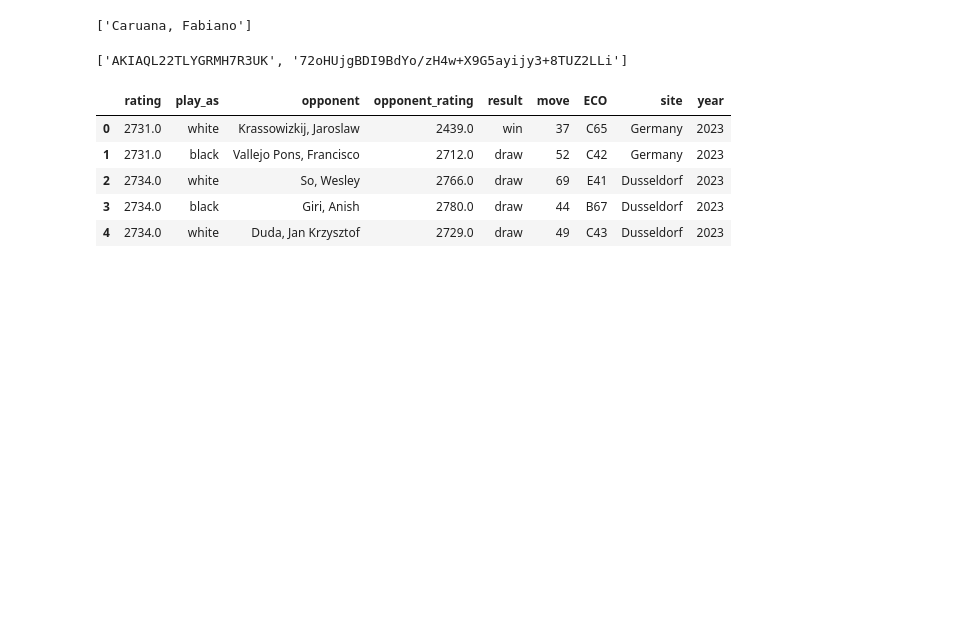
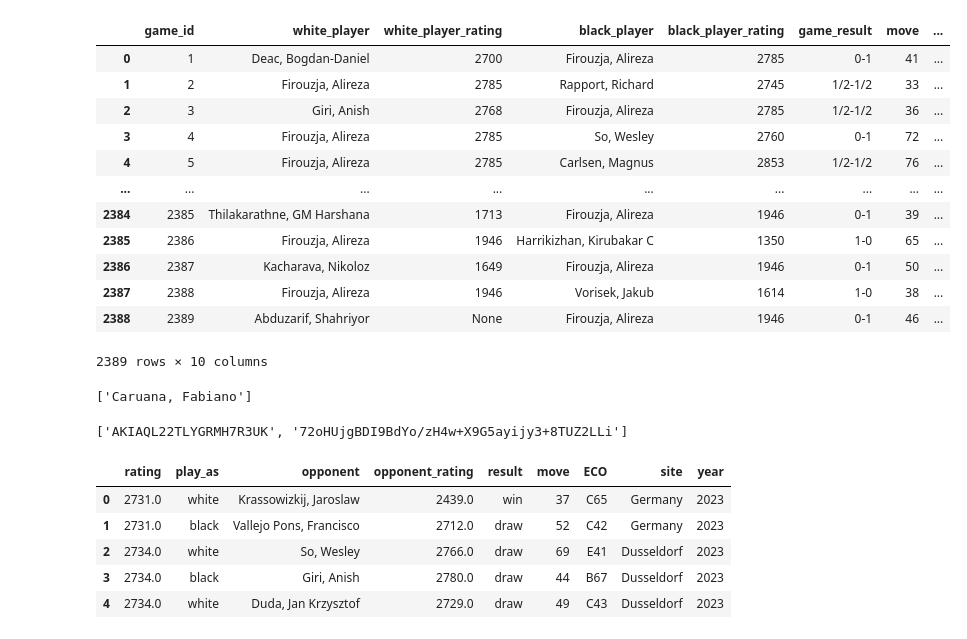
Before and after one commit to acothaha/chess_elo, a Jupyter notebook: chess_elo_scraper.ipynb, the cells around one changed output. Saved outputs shown, nothing was run; the diff lists cells and outputs as text; code cells hidden in the pictures; blank space fills up the shorter version.

```diff
--- a/chess_elo_scraper.ipynb
+++ b/chess_elo_scraper.ipynb
@@ -0,0 +11,21 @@
+# %%
+url=f"https://2700chess.com/?per-page=100"
+req = Request(url, headers={'User-Agent': 'Mozilla/5.0'})
+
+
+while True:
+    try:
+        web_byte = urlopen(req).read()
+        break
+    except:
+        time.sleep(1)
+
+webpage = web_byte.decode('utf-8')
+
+result_url = re.findall('(?<=search=)(.*)(?=" title=")', webpage)[:10]
+result_file_name = re.findall('(?<=<a href="/players/)(.*)(?=">)', webpage)[:10]
+result_name = []
+for name in result_file_name:
+    result_name.append(re.findall(f'(?<=<a href="/players/{name}">)(.*)(?=</a>)', webpage)[0])
+
+result_dict = dict(zip(result_name, list(zip(result_file_name, result_url))))
@@ -1,3 +122,19 @@
+# %%
+pd.DataFrame(json_temp)
+# %% [output]
+|  | game_id | white_player | white_player_rating | black_player | black_player_rating | game_result | move | ... |
+| 0 | 1 | Deac, Bogdan-Daniel | 2700 | Firouzja, Alireza | 2785 | 0-1 | 41 | ... |
+| 1 | 2 | Firouzja, Alireza | 2785 | Rapport, Richard | 2745 | 1/2-1/2 | 33 | ... |
+| 2 | 3 | Giri, Anish | 2768 | Firouzja, Alireza | 2785 | 1/2-1/2 | 36 | ... |
+| 3 | 4 | Firouzja, Alireza | 2785 | So, Wesley | 2760 | 0-1 | 72 | ... |
+| 4 | 5 | Firouzja, Alireza | 2785 | Carlsen, Magnus | 2853 | 1/2-1/2 | 76 | ... |
+| ... | ... | ... | ... | ... | ... | ... | ... | ... |
+| 2384 | 2385 | Thilakarathne, GM Harshana | 1713 | Firouzja, Alireza | 1946 | 0-1 | 39 | ... |
+| 2385 | 2386 | Firouzja, Alireza | 1946 | Harrikizhan, Kirubakar C | 1350 | 1-0 | 65 | ... |
+| 2386 | 2387 | Kacharava, Nikoloz | 1649 | Firouzja, Alireza | 1946 | 0-1 | 50 | ... |
+| 2387 | 2388 | Firouzja, Alireza | 1946 | Vorisek, Jakub | 1614 | 1-0 | 38 | ... |
+| 2388 | 2389 | Abduzarif, Shahriyor | None | Firouzja, Alireza | 1946 | 0-1 | 46 | ... |
+2389 rows × 10 columns
 # %%
 re.findall('(?<=<a href="/players/caruana_fabiano">)(.*)(?=</a>)', webpage)
 # %% [output]
```
Also changed, not shown: parts of 4 cells of this notebook, 2 other files.
